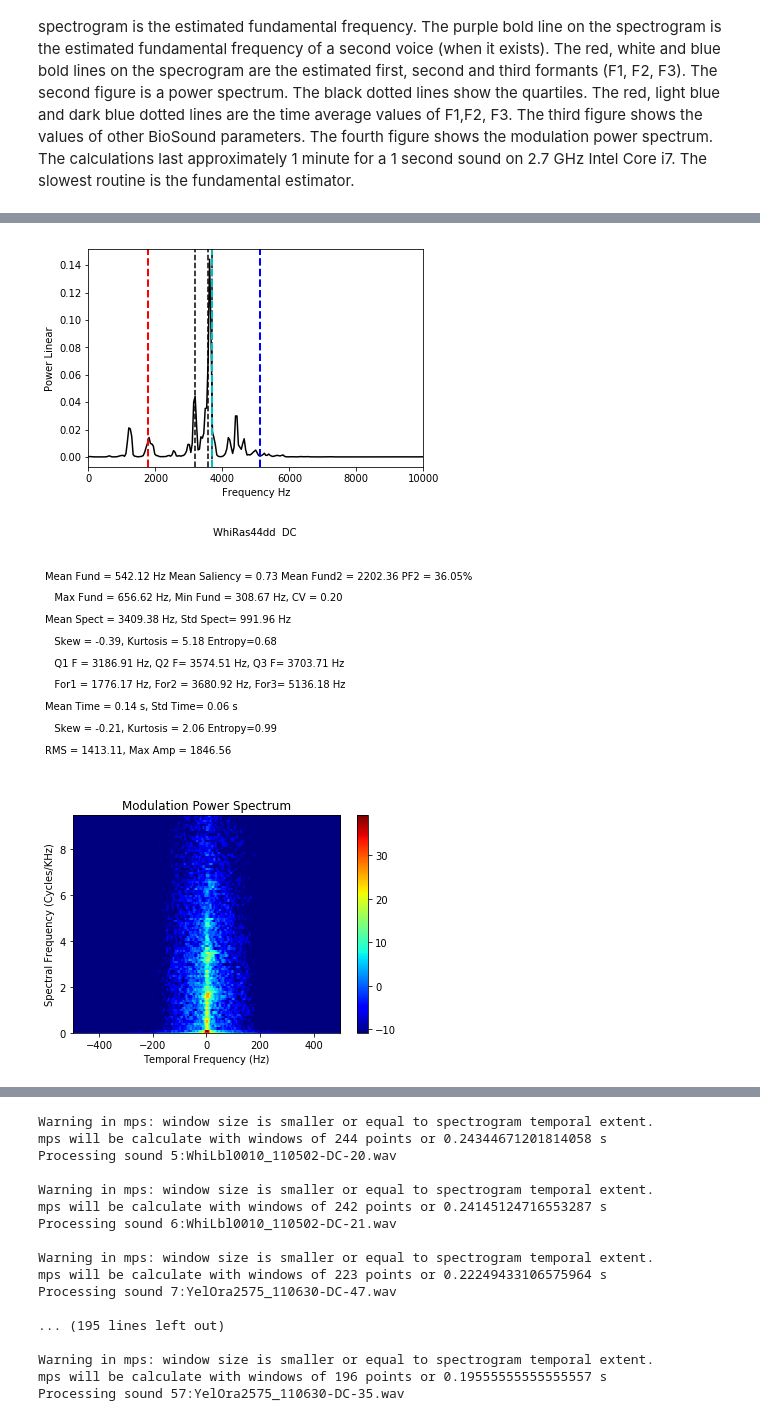
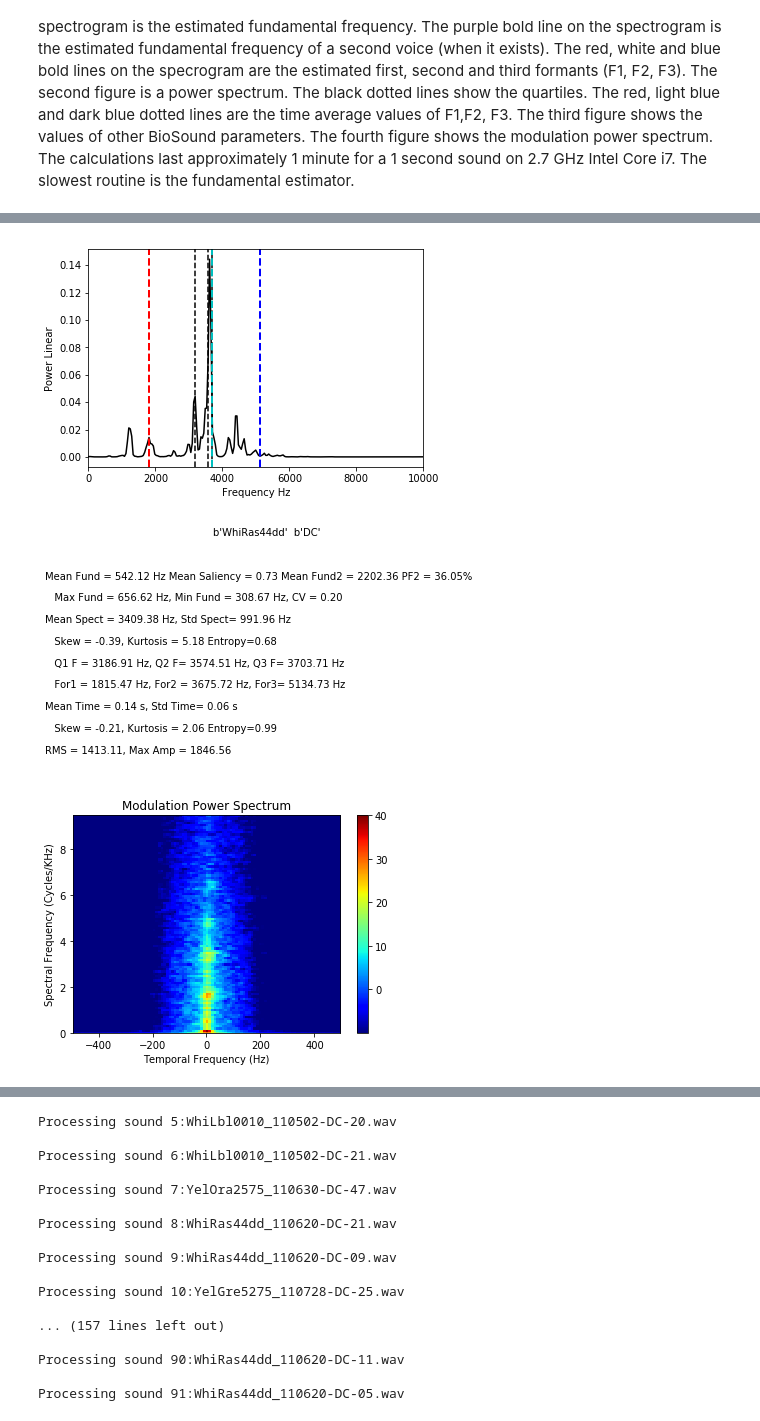
Before and after one commit to theunissenlab/BioSoundTutorial, a Jupyter notebook: BioSound1.ipynb, the cells around one changed output, grey strips where cells are left out. Cells and saved outputs as stored; diff of their text form; code cells hidden in the pictures.

```diff
--- a/BioSound1.ipynb
+++ b/BioSound1.ipynb
@@ -49,7 +49,7 @@ for fname in os.listdir('.'):
         isound += 1;
 
         # Read the sound file
-        print 'Processing sound %d:%s\n' % (isound, fname)
+        print ('Processing sound %d:%s\n' % (isound, fname))
         soundIn = WavFile(file_name=fname)
         filename, file_extension = os.path.splitext(fname)
 
@@ -82,7 +82,7 @@ for fname in os.listdir('.'):
         myBioSound.fundest(maxFund = 1500, minFund = 300, lowFc = 200, highFc = 6000, minSaliency = 0.5, debugFig = 0)
 
     # Calculate the MPS
-        myBioSound.mpsCalc(window=1.0, Norm = True)
+        myBioSound.mpsCalc(window=0.1, Norm = True)
 
         if plotMe and isound <= 2:
             print('++++++++++++++++++++++++++++++++++++++++++++++++++++++++++++++++++++++++')
@@ -116,6 +112,6 @@ mps will be calculate with windows of 251 points or 0.2504308390022676 s
 [figure]
-[figure, old version]
+[figure, new version]
-[figure, old version]
+[figure, new version]
 ++++++++++++++++++++++++++++++++++++++++++++++++++++++++++++++++++++++++
 Processing sound 3:WhiRas44dd_110620-DC-20.wav
 
@@ -124,18 +118,18 @@ mps will be calculate with windows of 237 points or 0.2364625850340136 s
 Processing sound 4:YelOra2575_110630-DC-46.wav
-Warning in mps: window size is smaller or equal to spectrogram temporal extent.
-mps will be calculate with windows of 244 points or 0.24344671201814058 s
 Processing sound 5:WhiLbl0010_110502-DC-20.wav
 
-Warning in mps: window size is smaller or equal to spectrogram temporal extent.
-mps will be calculate with windows of 242 points or 0.24145124716553287 s
 Processing sound 6:WhiLbl0010_110502-DC-21.wav
 
-Warning in mps: window size is smaller or equal to spectrogram temporal extent.
-mps will be calculate with windows of 223 points or 0.22249433106575964 s
 Processing sound 7:YelOra2575_110630-DC-47.wav
 
-... (195 lines left out)
+Processing sound 8:WhiRas44dd_110620-DC-21.wav
 
-Warning in mps: window size is smaller or equal to spectrogram temporal extent.
-mps will be calculate with windows of 196 points or 0.19555555555555557 s
-Processing sound 57:YelOra2575_110630-DC-35.wav
+Processing sound 9:WhiRas44dd_110620-DC-09.wav
+
+Processing sound 10:YelGre5275_110728-DC-25.wav
+
+... (157 lines left out)
+
+Processing sound 90:WhiRas44dd_110620-DC-11.wav
+
+Processing sound 91:WhiRas44dd_110620-DC-05.wav
```
Also changed, not shown: parts of 2 cells of this notebook, 4 other files.
